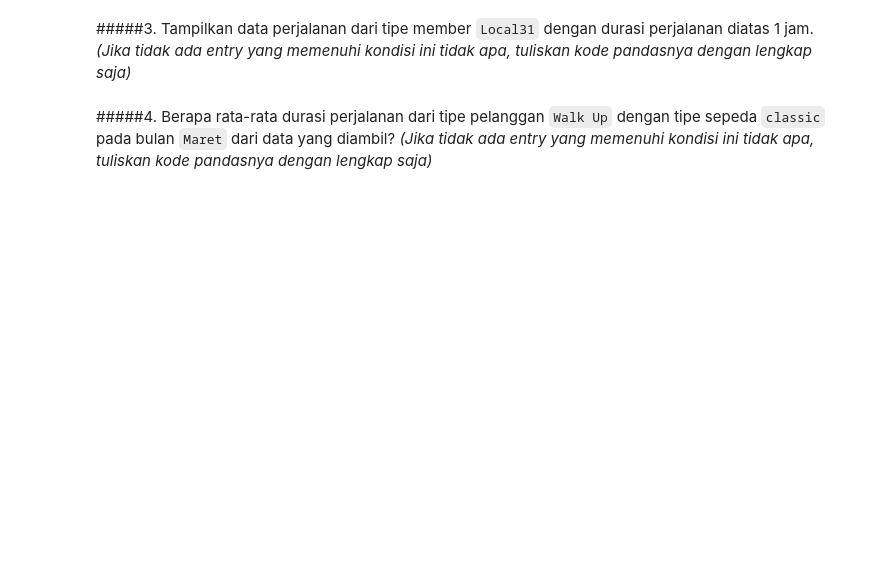
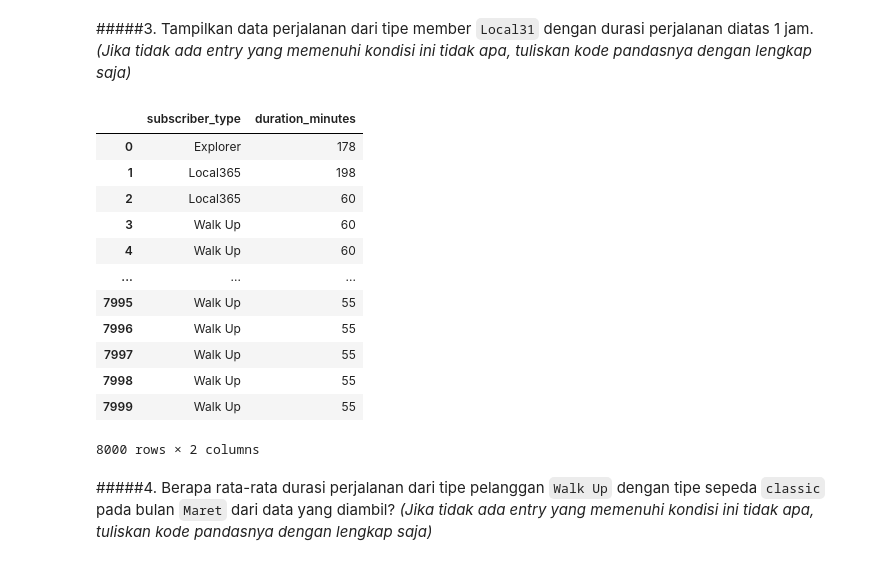
Before and after one commit to adhyarya51/Haktiv8, a Jupyter notebook: Kisi_Kisi_LC2_P0.ipynb, the cells around one changed output. Saved outputs shown, nothing was run; the diff lists cells and outputs as text; code cells hidden in the pictures; blank space fills up the shorter version.

```diff
--- a/Kisi_Kisi_LC2_P0.ipynb
+++ b/Kisi_Kisi_LC2_P0.ipynb
@@ -512,3 +617,26 @@ memory usage: 515.8+ KB
+# %%
+# working area
+
+df = pd.DataFrame (df_1)
+
+
+df.loc[:,["subscriber_type","duration_minutes"]]
+
+# subscriber_type = Local31 and duration_minutes > 60
+# %% [output]
+|  | subscriber_type | duration_minutes |
+| 0 | Explorer | 178 |
+| 1 | Local365 | 198 |
+| 2 | Local365 | 60 |
+| 3 | Walk Up | 60 |
+| 4 | Walk Up | 60 |
+| ... | ... | ... |
+| 7995 | Walk Up | 55 |
+| 7996 | Walk Up | 55 |
+| 7997 | Walk Up | 55 |
+| 7998 | Walk Up | 55 |
+| 7999 | Walk Up | 55 |
+8000 rows × 2 columns
 # %% [markdown]
 #####4. Berapa rata-rata durasi perjalanan dari tipe pelanggan `Walk Up` dengan tipe sepeda `classic` pada bulan `Maret` dari data yang diambil?
 *(Jika tidak ada entry yang memenuhi kondisi ini tidak apa, tuliskan kode pandasnya dengan lengkap saja)*
```
Also changed, not shown: parts of 11 cells of this notebook.
